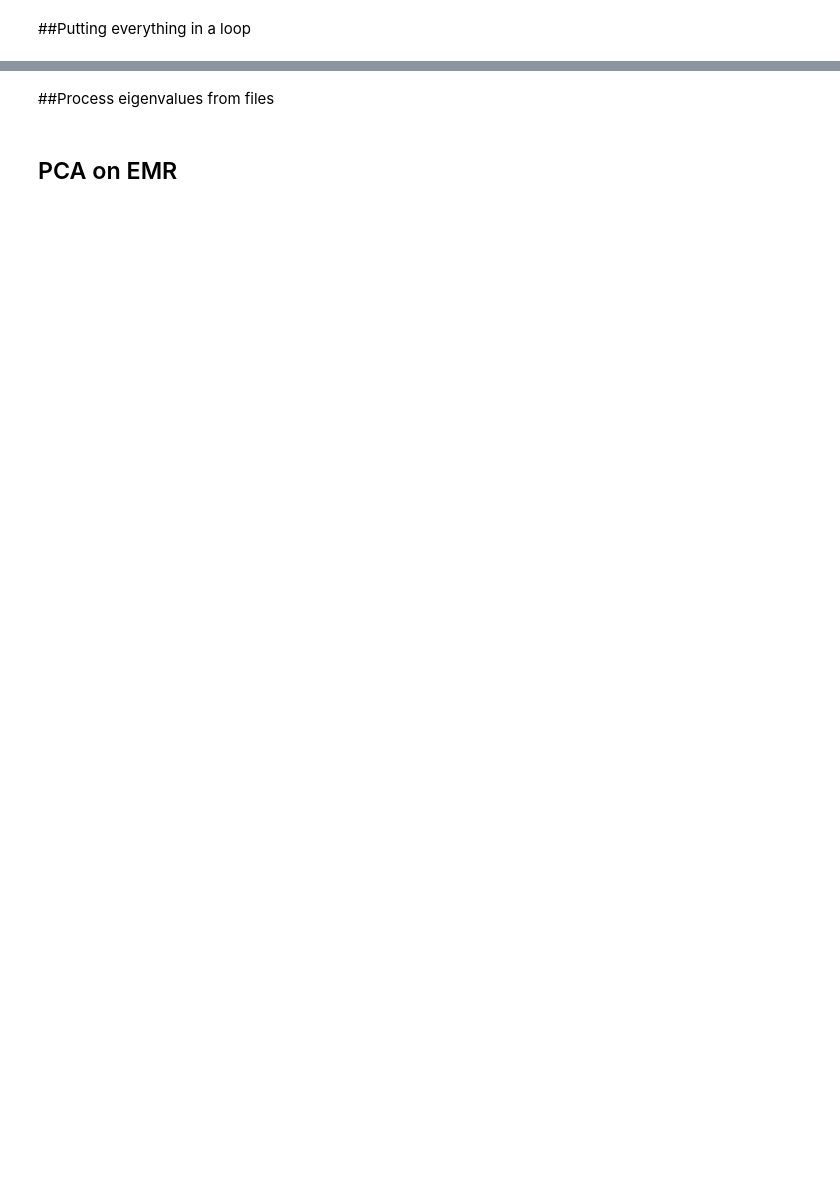
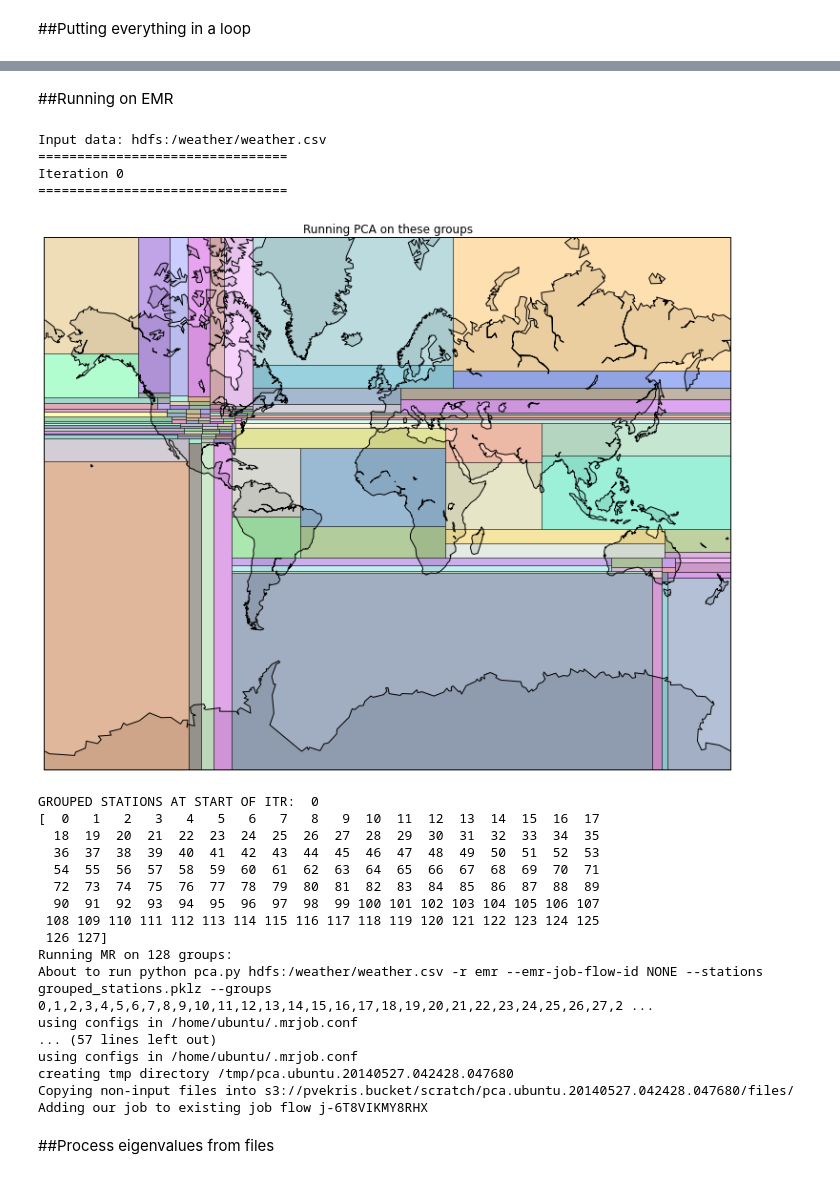
Before and after one commit to panagosg7/UCSD_BigData, a Jupyter notebook: notebooks/weather.mapreduce/04_Main.ipynb, the cells around one changed output, grey strips where cells are left out. Cells and saved outputs as stored; diff of their text form; code cells hidden in the pictures; blank space fills up the shorter version.

```diff
--- a/notebooks/weather.mapreduce/04_Main.ipynb
+++ b/notebooks/weather.mapreduce/04_Main.ipynb
@@ -306,3 +440,33 @@ Finished
+# %% [markdown]
+##Running on EMR
+# %%
+run( 7
+   , '/home/ubuntu/panagosg7/notebooks/weather.mapreduce/output/'
+   , 'hdfs:/weather/weather.csv'
+   , True)
+# %% [output]
+Input data: hdfs:/weather/weather.csv
+================================
+Iteration 0
+================================
+[figure, added]
+GROUPED STATIONS AT START OF ITR:  0
+[  0   1   2   3   4   5   6   7   8   9  10  11  12  13  14  15  16  17
+  18  19  20  21  22  23  24  25  26  27  28  29  30  31  32  33  34  35
+  36  37  38  39  40  41  42  43  44  45  46  47  48  49  50  51  52  53
+  54  55  56  57  58  59  60  61  62  63  64  65  66  67  68  69  70  71
+  72  73  74  75  76  77  78  79  80  81  82  83  84  85  86  87  88  89
+  90  91  92  93  94  95  96  97  98  99 100 101 102 103 104 105 106 107
+ 108 109 110 111 112 113 114 115 116 117 118 119 120 121 122 123 124 125
+ 126 127]
+Running MR on 128 groups:
+About to run python pca.py hdfs:/weather/weather.csv -r emr --emr-job-flow-id NONE --stations grouped_stations.pklz --groups 0,1,2,3,4,5,6,7,8,9,10,11,12,13,14,15,16,17,18,19,20,21,22,23,24,25,26,27,2 ...
+using configs in /home/ubuntu/.mrjob.conf
+... (57 lines left out)
+using configs in /home/ubuntu/.mrjob.conf
+creating tmp directory /tmp/pca.ubuntu.20140527.042428.047680
+Copying non-input files into s3://pvekris.bucket/scratch/pca.ubuntu.20140527.042428.047680/files/
+Adding our job to existing job flow j-6T8VIKMY8RHX
 # %% [markdown]
 ##Process eigenvalues from files
 # %%
@@ -332,2 +482,0 @@ m = np.vstack([m0,m1])
-# %% [markdown]
-## PCA on EMR
```
Also changed, not shown: parts of 21 cells of this notebook, 3 other files.
